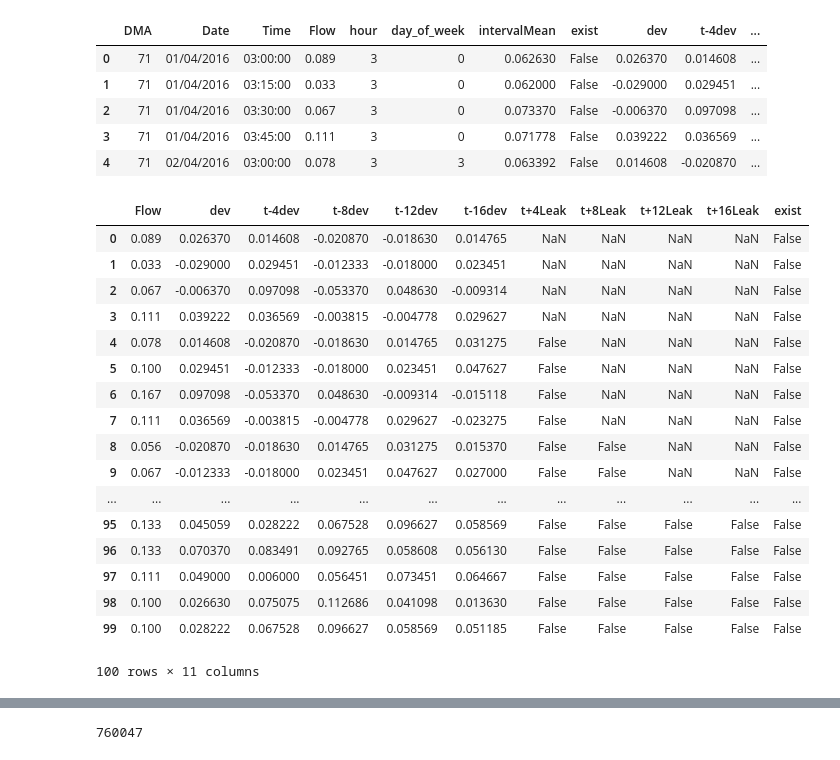
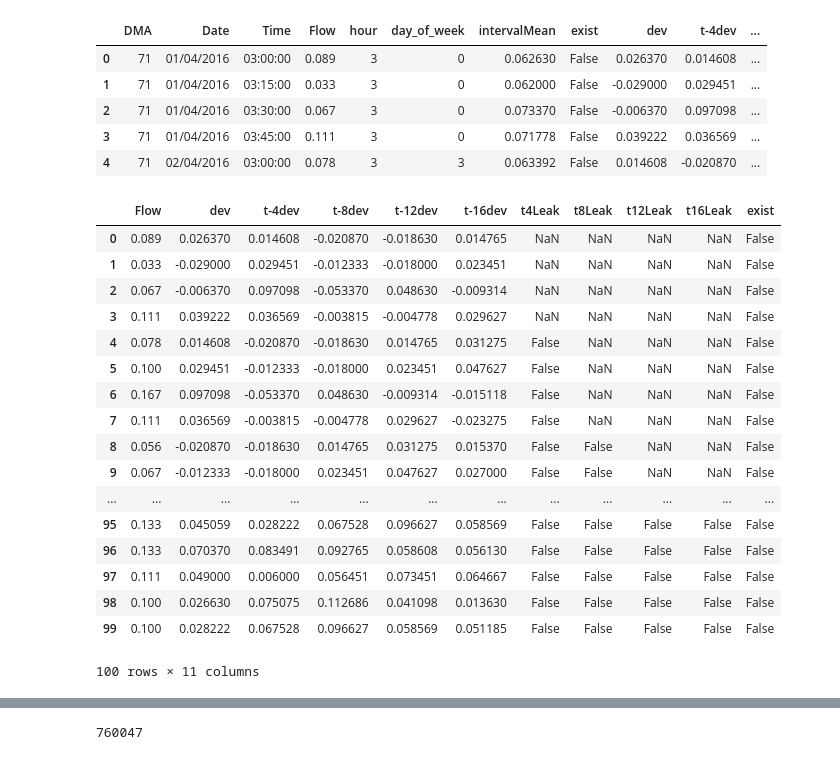
Before and after one commit to dicksonl/yorkshirewaterdatadive, a Jupyter notebook: Model.ipynb, the cells around one changed output, grey strips where cells are left out. Cells and saved outputs as stored; diff of their text form; code cells hidden in the pictures.

```diff
--- a/Model.ipynb
+++ b/Model.ipynb
@@ -31,10 +31,10 @@ df["t-8dev"] = df.groupby("DMA").dev.shift(-8)
 df["t-12dev"] = df.groupby("DMA").dev.shift(-12)
 df["t-16dev"] = df.groupby("DMA").dev.shift(-16)
 
-df["t+4Leak"] = df.groupby("DMA").exist.shift(4)
-df["t+8Leak"] = df.groupby("DMA").exist.shift(8)
-df["t+12Leak"] = df.groupby("DMA").exist.shift(12)
-df["t+16Leak"] = df.groupby("DMA").exist.shift(16)
+df["t4Leak"] = df.groupby("DMA").exist.shift(4)
+df["t8Leak"] = df.groupby("DMA").exist.shift(8)
+df["t12Leak"] = df.groupby("DMA").exist.shift(12)
+df["t16Leak"] = df.groupby("DMA").exist.shift(16)
 # %%
 df.head()
 # %% [output]
@@ -45,10 +45,10 @@ df.head()
 | 3 | 71 | 01/04/2016 | 03:45:00 | 0.111 | 3 | 0 | 0.071778 | False | 0.039222 | 0.036569 | ... |
 | 4 | 71 | 02/04/2016 | 03:00:00 | 0.078 | 3 | 3 | 0.063392 | False | 0.014608 | -0.020870 | ... |
 # %%
-data = df[["Flow", "dev","t-4dev","t-8dev","t-12dev","t-16dev","t+4Leak","t+8Leak","t+12Leak","t+16Leak","exist"]]
+data = df[["Flow", "dev","t-4dev","t-8dev","t-12dev","t-16dev","t4Leak","t8Leak","t12Leak","t16Leak","exist"]]
 data.head(100)
 # %% [output]
-|  | Flow | dev | t-4dev | t-8dev | t-12dev | t-16dev | t+4Leak | t+8Leak | t+12Leak | t+16Leak | exist |
+|  | Flow | dev | t-4dev | t-8dev | t-12dev | t-16dev | t4Leak | t8Leak | t12Leak | t16Leak | exist |
 | 0 | 0.089 | 0.026370 | 0.014608 | -0.020870 | -0.018630 | 0.014765 | NaN | NaN | NaN | NaN | False |
 | 1 | 0.033 | -0.029000 | 0.029451 | -0.012333 | -0.018000 | 0.023451 | NaN | NaN | NaN | NaN | False |
 | 2 | 0.067 | -0.006370 | 0.097098 | -0.053370 | 0.048630 | -0.009314 | NaN | NaN | NaN | NaN | False |
```
Also changed, not shown: parts of 9 cells of this notebook, 2 other files.
